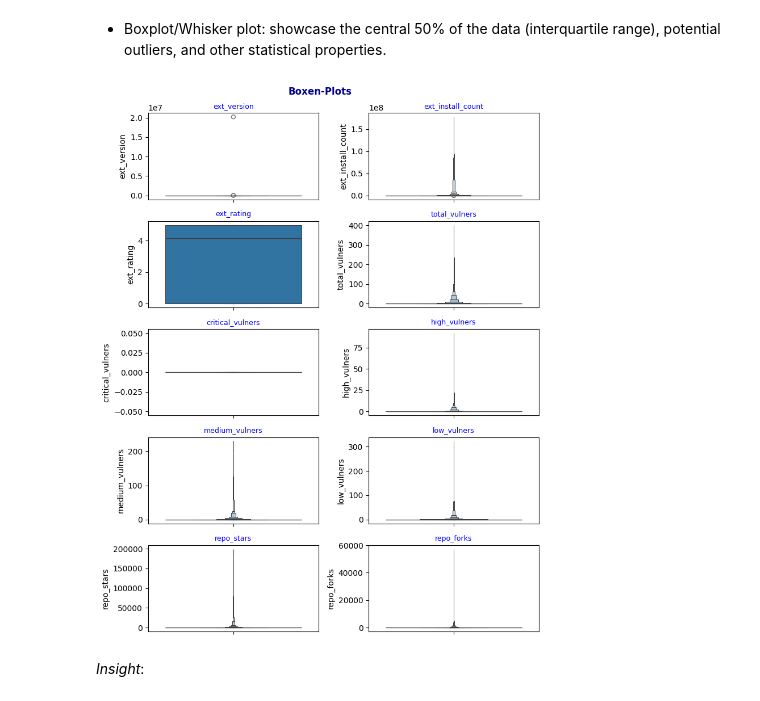
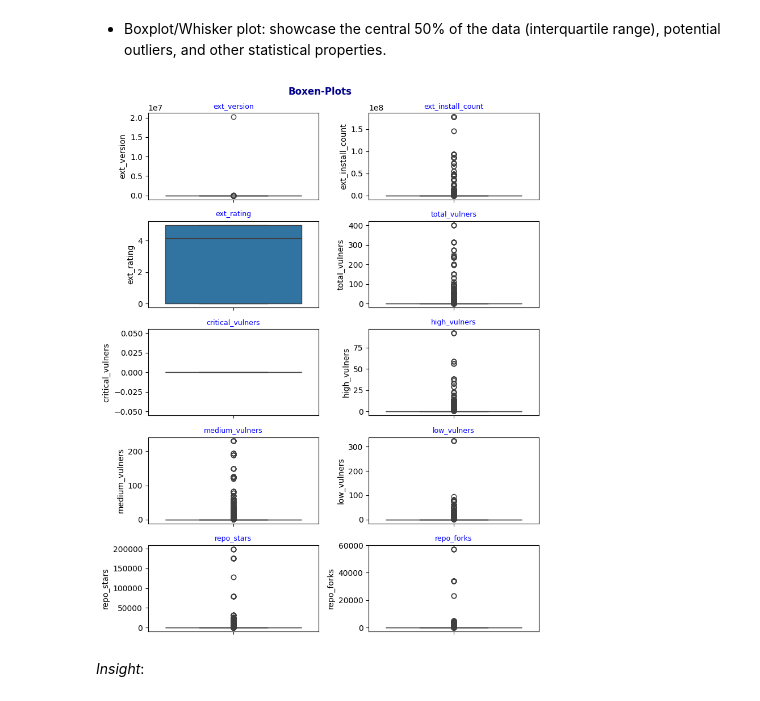
Before and after one commit to Ironhack-DA-Course/proj-final, a Jupyter notebook: notebooks/eda_with_binning_2.ipynb, the cells around one changed output. Saved outputs shown, nothing was run; the diff lists cells and outputs as text; code cells hidden in the pictures.

```diff
--- a/notebooks/eda_with_binning_2.ipynb
+++ b/notebooks/eda_with_binning_2.ipynb
@@ -475,21 +477,21 @@ _Insight_:
 # %%
 fig, axes = plt.subplots(nrows = int(np.ceil(len(cols_num)/2)), ncols = 2, figsize = (8,10))
 axes = axes.flat
 
 for i,col in enumerate(cols_num):
-    # sns.boxplot(y = df[col],
-    #             ax = axes[i])
-    sns.boxenplot(y=df[col],
-                  ax = axes[i])
+    sns.boxplot(y = df[col],
+                ax = axes[i])
+    # sns.boxenplot(y=df[col],
+    #               ax = axes[i])
 
     axes[i].set_title(f"{col}", fontsize = 9, color = "blue")
     axes[i].set_xlabel('')
 
 fig.suptitle("Boxen-Plots", fontsize = 12, fontweight = "bold", color = "darkblue")
 fig.tight_layout()
 fig.show()
 # %% [output]
-[figure, old version]
+[figure, new version]
 # %% [markdown]
 _Insight_:
 # %% [markdown]
```
Also changed, not shown: parts of 64 cells of this notebook, 4 other files.
